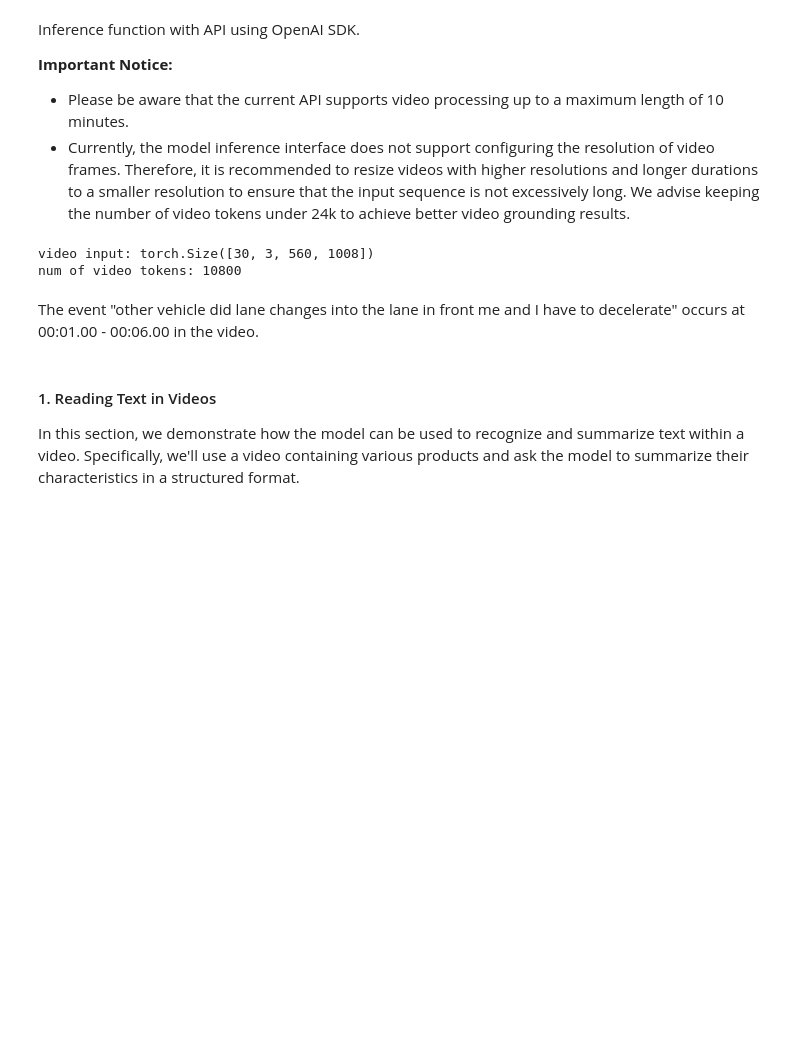
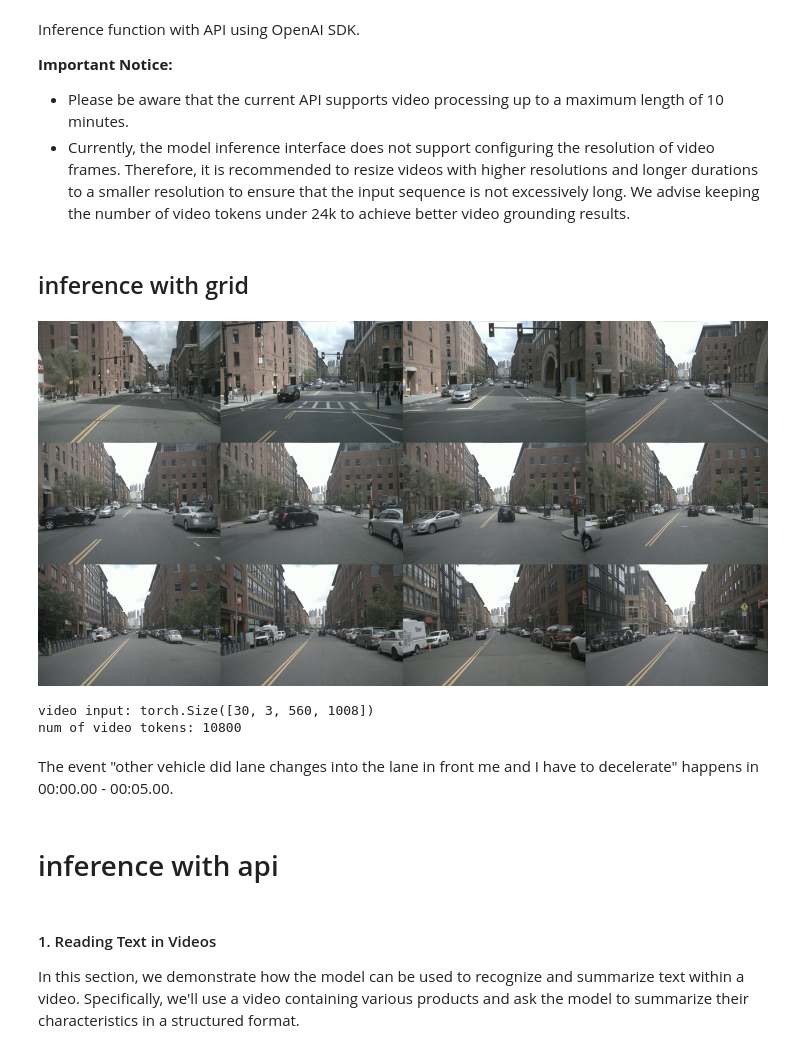
Before and after one commit to lilyzhng/Qwen2.5-VL, a Jupyter notebook: cookbooks/video_understanding.ipynb, the cells around one changed output. Saved outputs shown, nothing was run; the diff lists cells and outputs as text; code cells hidden in the pictures; blank space fills up the shorter version.

```diff
--- a/cookbooks/video_understanding.ipynb
+++ b/cookbooks/video_understanding.ipynb
@@ -9,9 +17,11 @@ We start by loading the pre-trained `Qwen2_5_VLForConditionalGeneration` model.
 # %%
-import torch
-from transformers import Qwen2_5_VLForConditionalGeneration, AutoProcessor
-from qwen_vl_utils import process_vision_info
 
-model_path = "Qwen/Qwen2.5-VL-7B-Instruct"
+# model_path = "Qwen/Qwen2.5-VL-7B-Instruct"
+model_path = "Qwen/Qwen2.5-VL-72B-Instruct"
+# model_path = "Qwen/Qwen2.5-VL-32B-Instruct"
+# model_path = "Qwen/Qwen2.5-VL-3B-Instruct-AWQ"
+# model_path = "Qwen/Qwen2.5-VL-32B-Instruct-AWQ"
+
 
 model = Qwen2_5_VLForConditionalGeneration.from_pretrained(
     model_path,
@@ -137,14 +146,23 @@ Inference function with API using OpenAI SDK.
 **Important Notice:**
 - Please be aware that the current API supports video processing up to a maximum length of 10 minutes.
 - Currently, the model inference interface does not support configuring the resolution of video frames. Therefore, it is recommended to resize videos with higher resolutions and longer durations to a smaller resolution to ensure that the input sequence is not excessively long. We advise keeping the number of video tokens under 24k to achieve better video grounding results.
+# %% [markdown]
+## inference with grid
 # %%
 video_path = "/root/Qwen2.5-VL/cookbooks/videos/n008-2018-08-01-15-16-36-0400.mp4"
-prompt = "Give the query: 'other vehicle did lane changes into the lane in front me and I have to decelerate', when does the described content occur in the video? Use ‘mm:ss.ff’ as time format."
+prompt = "Give the query: 'other vehicle did lane changes into the lane in front of me and I have to decelerate', when does the described content occur in the video? Output the start and end timestamp for each event, use ‘mm:ss.ff’ as time format."
 
-response = inference(video_path, prompt)
+video_path, frames, timestamps = get_video_frames(video_path, num_frames=12)
+image_grid = create_image_grid(frames, num_columns=4)
+display(image_grid.resize((1280, 640)))
+
+response = inference(model, processor, video_path, prompt)
 display(Markdown(response))
 # %% [output]
+[figure, added]
 video input: torch.Size([30, 3, 560, 1008])
 num of video tokens: 10800
-The event "other vehicle did lane changes into the lane in front me and I have to decelerate" occurs at 00:01.00 - 00:06.00 in the video.
+The event "other vehicle did lane changes into the lane in front me and I have to decelerate" happens in 00:00.00 - 00:05.00.
+# %% [markdown]
+# inference with api
 # %%
```
Also changed, not shown: parts of 15 cells of this notebook, 4 other files.
